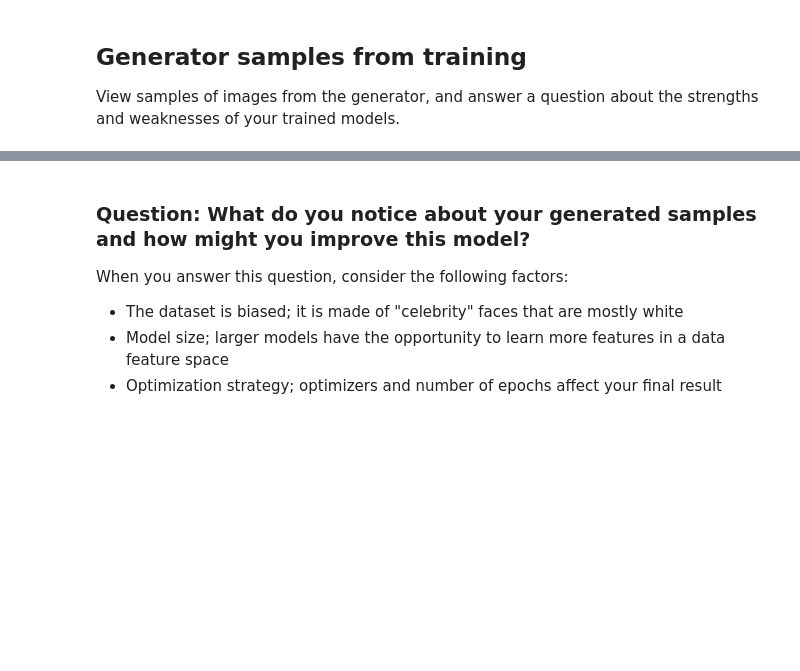
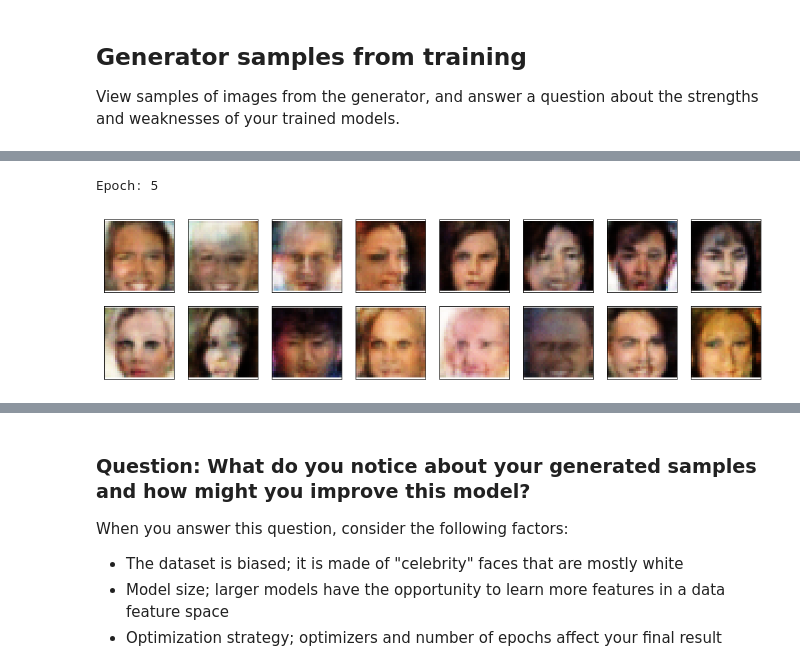
Before and after one commit to mxagar/face_generator_gan, a Jupyter notebook: dlnd_face_generation.ipynb, the cells around one changed output, grey strips where cells are left out. Saved outputs shown, nothing was run; the diff lists cells and outputs as text; code cells hidden in the pictures; blank space fills up the shorter version.

```diff
--- a/dlnd_face_generation.ipynb
+++ b/dlnd_face_generation.ipynb
@@ -905,3 +936,10 @@ _ = view_samples(e-1, samples)
+# %%
+e = 5
+print(f'Epoch: {e}')
+_ = view_samples(e-1, samples)
+# %% [output]
+Epoch: 5
+[figure, added]
 # %%
 e = 1
 print(f'Epoch: {e}')
```
Also changed, not shown: parts of 18 cells of this notebook.
